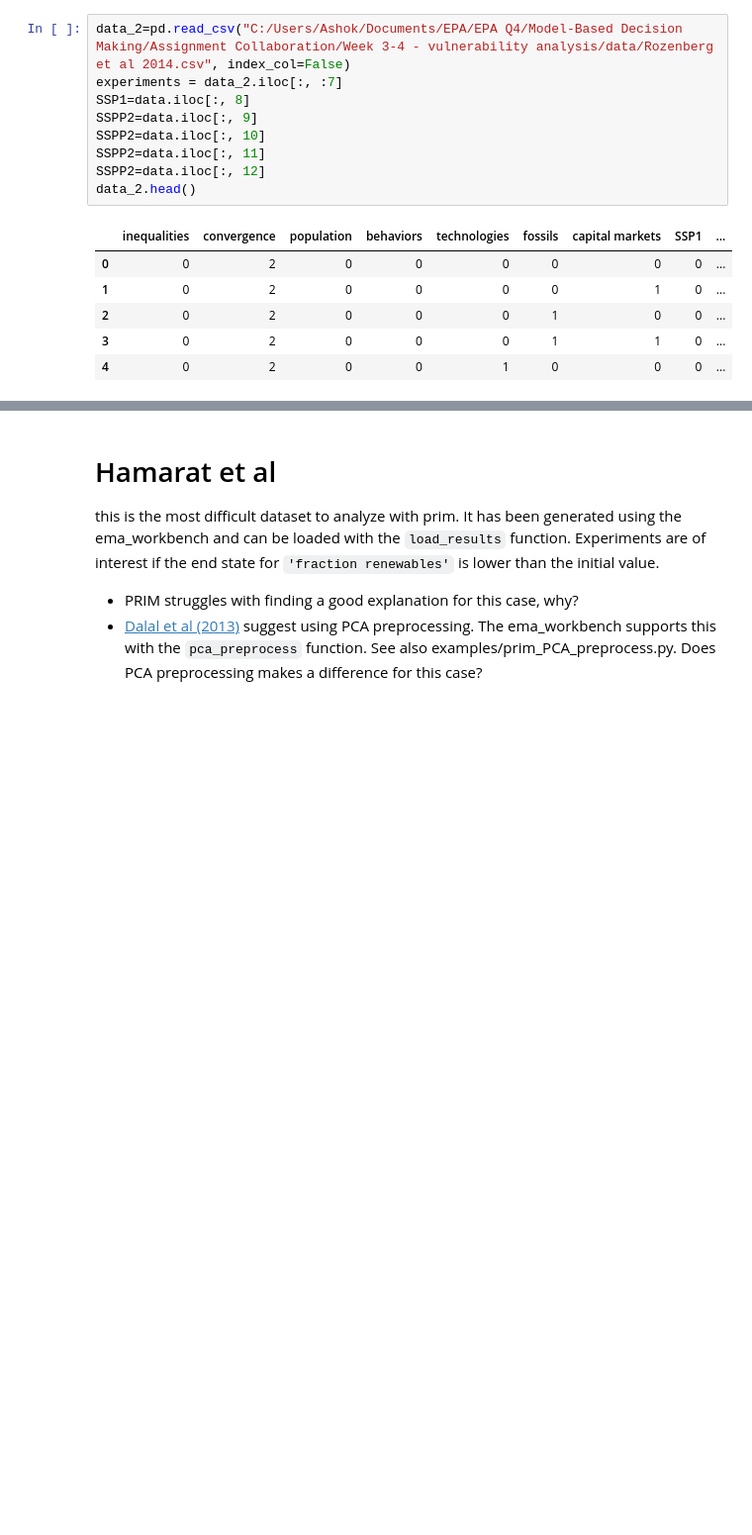
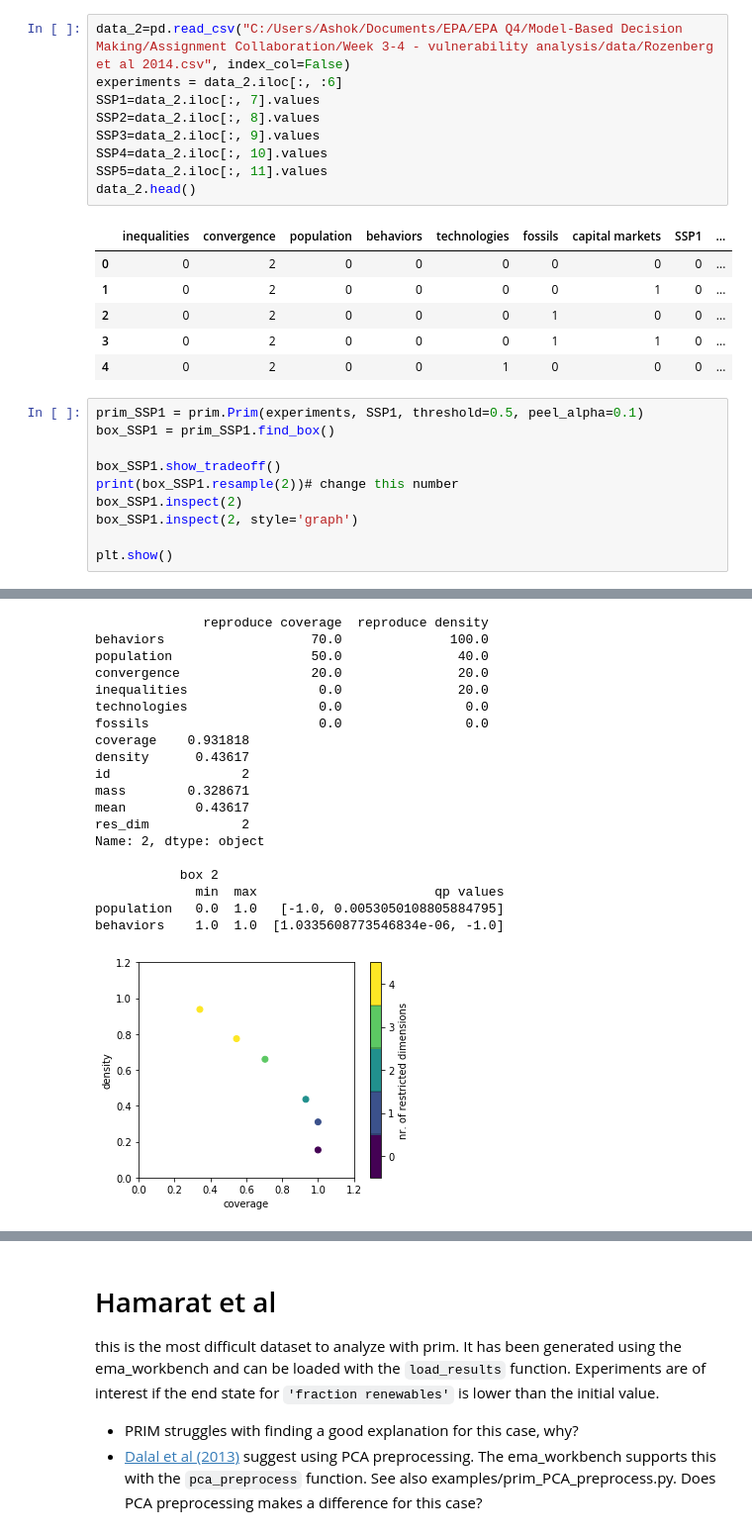
Before and after one commit to herzogrh/EPA1361, a Jupyter notebook: Week 3-4 - vulnerability analysis/assignment 4 - scenario discovery.ipynb, the cells around one changed output, grey strips where cells are left out. Shown at 99% size. Drawn from its saved outputs; the diff is of its cells as text; blank space fills up the shorter version.

Commit message:
Done first two questions, not sure what number to do for sampling and threshold. Can someone take a look

```diff
--- a/Week 3-4 - vulnerability analysis/assignment 4 - scenario discovery.ipynb
+++ b/Week 3-4 - vulnerability analysis/assignment 4 - scenario discovery.ipynb
@@ -112,12 +122,12 @@ array([0, 0, 0, 0, 0, 0, 0, 0, 0, 0, 0, 0, 0, 1, 0, 0, 0, 1, 1, 0, 1, 0,
 * if you look at the paper carefully, you will discover that they change some of the default parameters of PRIM
 # %%
 data_2=pd.read_csv("C:/Users/Ashok/Documents/EPA/EPA Q4/Model-Based Decision Making/Assignment Collaboration/Week 3-4 - vulnerability analysis/data/Rozenberg et al 2014.csv", index_col=False)
-experiments = data_2.iloc[:, :7]
-SSP1=data.iloc[:, 8]
-SSPP2=data.iloc[:, 9]
-SSPP2=data.iloc[:, 10]
-SSPP2=data.iloc[:, 11]
-SSPP2=data.iloc[:, 12]
+experiments = data_2.iloc[:, :6]
+SSP1=data_2.iloc[:, 7].values
+SSP2=data_2.iloc[:, 8].values
+SSP3=data_2.iloc[:, 9].values
+SSP4=data_2.iloc[:, 10].values
+SSP5=data_2.iloc[:, 11].values
 data_2.head()
 # %% [output]
 |  | inequalities | convergence | population | behaviors | technologies | fossils | capital markets | SSP1 | ... |
@@ -126,3 +136,14 @@ data_2.head()
 | 2 | 0 | 2 | 0 | 0 | 0 | 1 | 0 | 0 | ... |
 | 3 | 0 | 2 | 0 | 0 | 0 | 1 | 1 | 0 | ... |
 | 4 | 0 | 2 | 0 | 0 | 1 | 0 | 0 | 0 | ... |
+# %%
+prim_SSP1 = prim.Prim(experiments, SSP1, threshold=0.5, peel_alpha=0.1)
+box_SSP1 = prim_SSP1.find_box()
+
+box_SSP1.show_tradeoff()
+print(box_SSP1.resample(2))# change this number
+box_SSP1.inspect(2)
+box_SSP1.inspect(2, style='graph')
+
+plt.show()
+# %% [output]
@@ -128,0 +162,20 @@ data_2.head()
+              reproduce coverage  reproduce density
+behaviors                   70.0              100.0
+population                  50.0               40.0
+convergence                 20.0               20.0
+inequalities                 0.0               20.0
+technologies                 0.0                0.0
+fossils                      0.0                0.0
+coverage    0.931818
+density      0.43617
+id                 2
+mass        0.328671
+mean         0.43617
+res_dim            2
+Name: 2, dtype: object
+
+           box 2
+             min  max                       qp values
+population   0.0  1.0   [-1.0, 0.0053050108805884795]
+behaviors    1.0  1.0  [1.0335608773546834e-06, -1.0]
+[figure, added]
```
Also changed, not shown: parts of 9 cells of this notebook.
